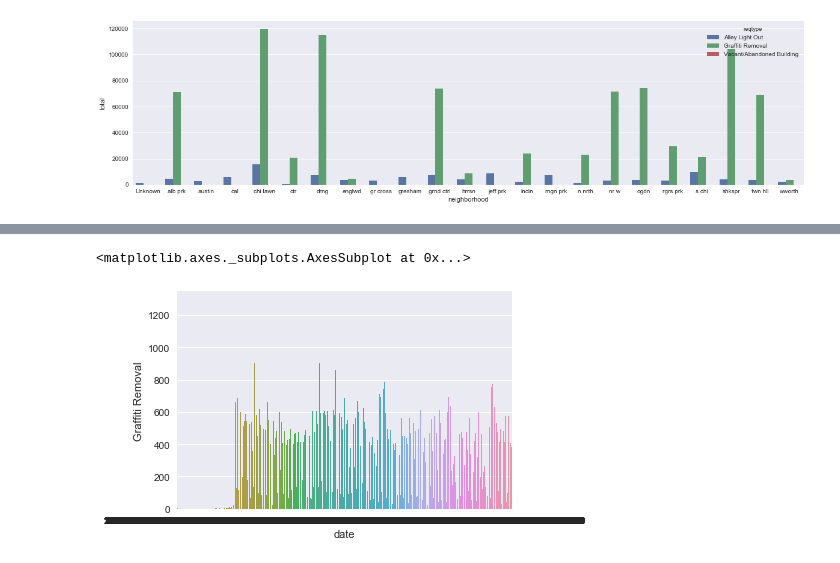
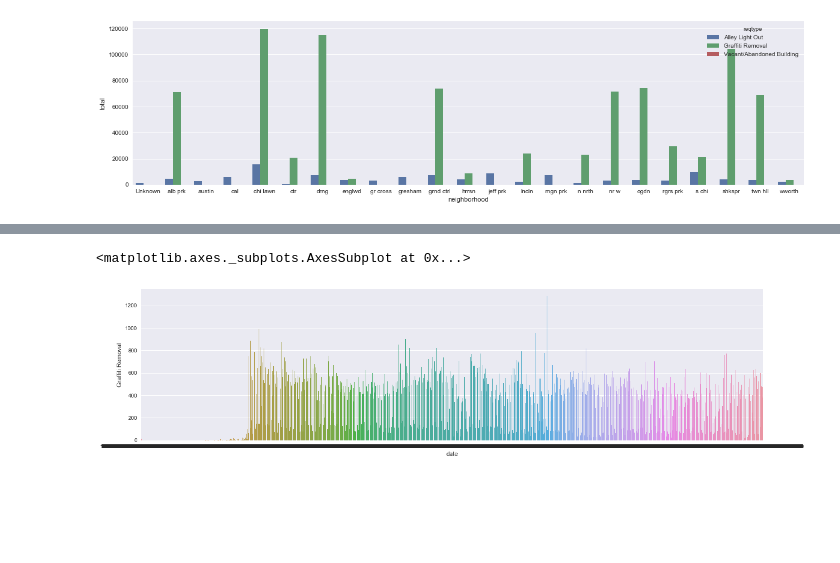
Before and after one commit to emmanechamkin/enechamkin_ML_for_public_policy, a Jupyter notebook: Problem Set 1.ipynb, the cells around one changed output, grey strips where cells are left out. Drawn from its saved outputs; the diff is of its cells as text; code cells hidden in the pictures; blank space fills up the shorter version.

```diff
--- a/Problem Set 1.ipynb
+++ b/Problem Set 1.ipynb
@@ -179,5 +177,6 @@ pandas.core.frame.DataFrame
 # %%
+plt.subplots(figsize=(20,5))
 sns.barplot(x='date', y='Graffiti Removal', data=grouped)
 # %% [output]
 <matplotlib.axes._subplots.AxesSubplot at 0x...>
-[figure, old version]
+[figure, new version]
```
Also changed, not shown: parts of 7 cells of this notebook.
